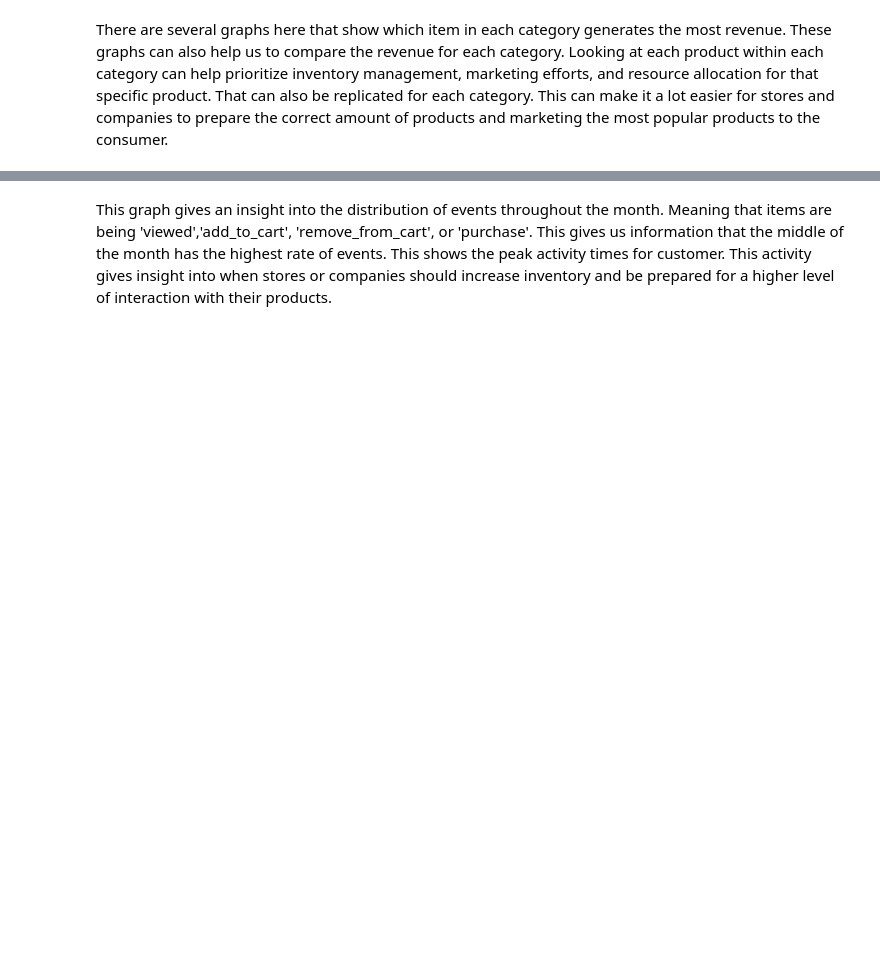
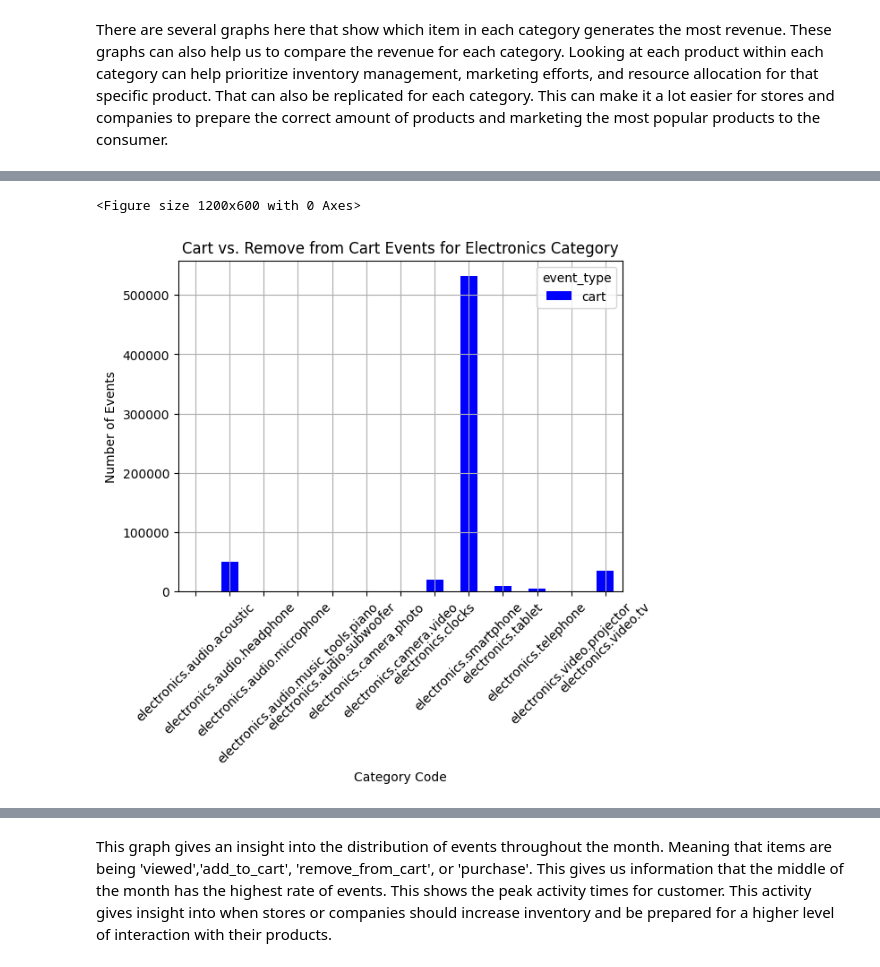
Before and after one commit to abaig32/Purchasing-Patterns-and-Behavior, a Jupyter notebook: E-Commerce Behavior Dataset/notebooks/E-Commerce Behavior Dataset Exploration.ipynb, the cells around one changed output, grey strips where cells are left out. Drawn from its saved outputs; the diff is of its cells as text; code cells hidden in the pictures; blank space fills up the shorter version.

```diff
--- a/E-Commerce Behavior Dataset/notebooks/E-Commerce Behavior Dataset Exploration.ipynb
+++ b/E-Commerce Behavior Dataset/notebooks/E-Commerce Behavior Dataset Exploration.ipynb
@@ -331,16 +519,24 @@ plt.show()
 # %%
-#23 Frequency of add to cart vs. remove from cart events by category
+#24 What is the frequency of add to cart vs. remove from cart events for the electronics category?
 
 # Filter cart events
-cart_events = df[df['event_type'].isin(['cart', 'remove_from_cart'])]
-cart_action_frequency = cart_events.groupby(['category_code', 'event_type']).size().unstack(fill_value=0)
+# Filter for 'electronics' category and cart/remove events
+electronics_cart_events = df[(df['category_code'].str.contains('electronics')) &
+                             (df['event_type'].isin(['cart', 'remove_from_cart']))]
 
+# Group by event type for 'electronics' category
+electronics_cart_action_frequency = electronics_cart_events.groupby(['category_code', 'event_type']).size().unstack(fill_value=0)
+
+# Plot the bar chart
 plt.figure(figsize=(12, 6))
-cart_action_frequency.plot(kind='bar', stacked=True, color=['blue', 'red'])
-plt.title('Cart vs. Remove from Cart Events by Category')
+electronics_cart_action_frequency.plot(kind='bar', stacked=True, color=['blue', 'red'])
+plt.title('Cart vs. Remove from Cart Events for Electronics Category')
 plt.xlabel('Category Code')
 plt.ylabel('Number of Events')
 plt.xticks(rotation=45)
 plt.grid(True)
 plt.show()
+# %% [output]
+<Figure size 1200x600 with 0 Axes>
+[figure, added]
 # %%
```
Also changed, not shown: parts of 42 cells of this notebook, 2 other files.
